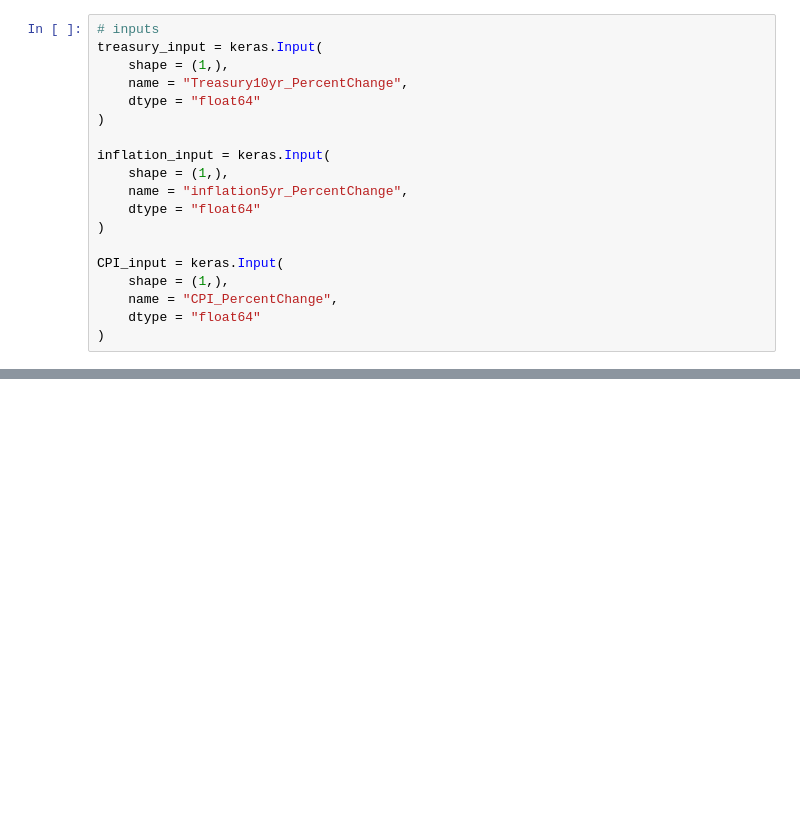
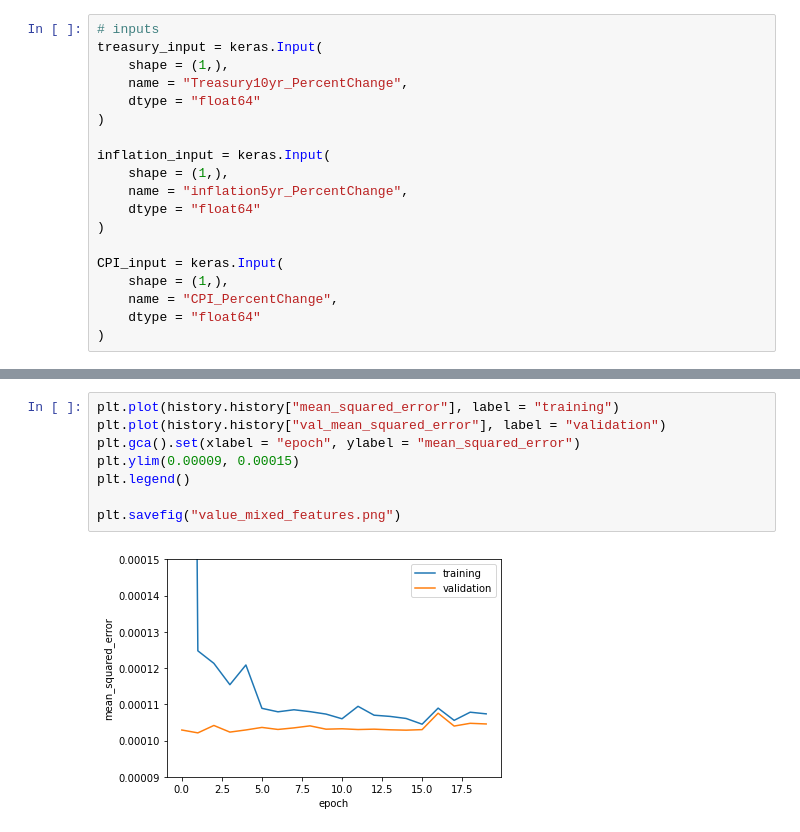
Before and after one commit to lu18cheng/pic16b_stock_analysis, a Jupyter notebook: code/Mixed Data Features.ipynb, the cells around one changed output, grey strips where cells are left out. Saved outputs shown, nothing was run; the diff lists cells and outputs as text; blank space fills up the shorter version.

```diff
--- a/code/Mixed Data Features.ipynb
+++ b/code/Mixed Data Features.ipynb
@@ -145,0 +270,10 @@ ValueError: Found unexpected losses or metrics that do not correspond to any Mod
+# %%
+plt.plot(history.history["mean_squared_error"], label = "training")
+plt.plot(history.history["val_mean_squared_error"], label = "validation")
+plt.gca().set(xlabel = "epoch", ylabel = "mean_squared_error")
+plt.ylim(0.00009, 0.00015)
+plt.legend()
+
+plt.savefig("value_mixed_features.png")
+# %% [output]
+[figure, added]
```
Also changed, not shown: parts of 18 cells of this notebook, 2 other files.
